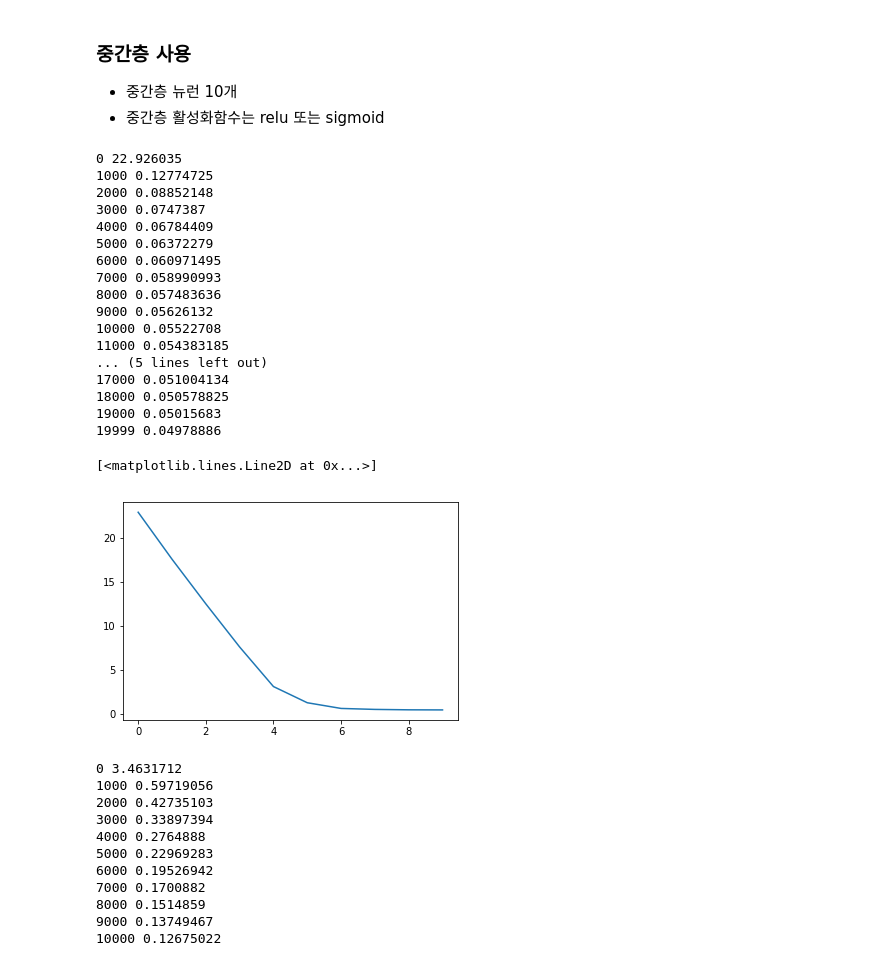
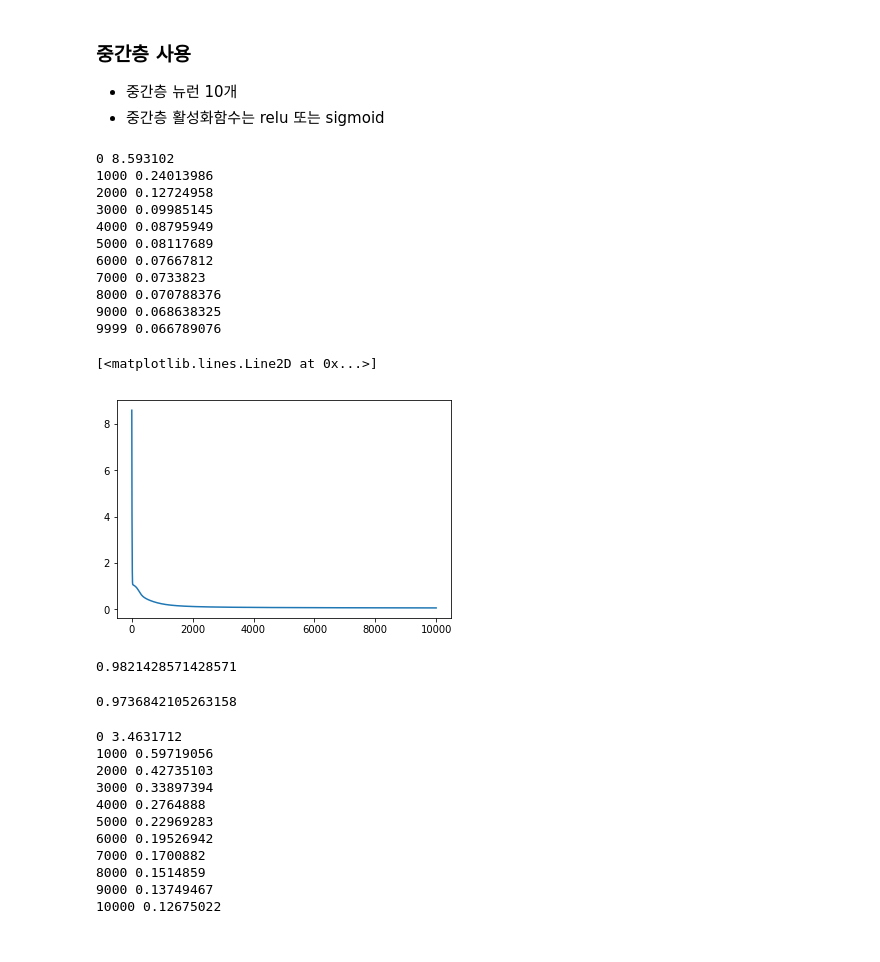
Before and after one commit to gubosd/lecture13, a Jupyter notebook: 신경망/08_텐서플로_분류.ipynb, the cells around one changed output. Cells and saved outputs as stored; diff of their text form; code cells hidden in the pictures.

```diff
--- a/신경망/08_텐서플로_분류.ipynb
+++ b/신경망/08_텐서플로_분류.ipynb
@@ -463,15 +463,16 @@ X_train, X_test, y_train, y_test = train_test_split(iris.data, iris.target)
 X = tf.placeholder(tf.float32, shape=[None,4])
 y = tf.placeholder(tf.float32, shape=[None,3])
 
-w1 = tf.Variable(tf.random.normal([4,10]))
-b1 = tf.Variable(tf.random.normal([10]))
+w1 = tf.Variable(tf.random.normal([4,5]))
+b1 = tf.Variable(tf.random.normal([5]))
 y1 = tf.nn.relu(X@w1 + b1)
 
-w2 = tf.Variable(tf.random.normal([10,3]))
+w2 = tf.Variable(tf.random.normal([5,3]))
 b2 = tf.Variable(tf.random.normal([3]))
 pred_y = y1@w2 + b2
 
-entropy = tf.reduce_mean(tf.nn.softmax_cross_entropy_with_logits_v2(labels = y, logits = pred_y))
+entropy = tf.reduce_mean(tf.nn.softmax_cross_entropy_with_logits_v2(labels = y,
+                               logits = pred_y))
 
 optimizer = tf.train.GradientDescentOptimizer(learning_rate=0.01)
 train_op = optimizer.minimize(entropy)
@@ -479,7 +480,7 @@ train_op = optimizer.minimize(entropy)
 costs = []
 tf.global_variables_initializer().run()
 
-for i in range(20000):
+for i in range(10000):
     entropy_val, _ = sess.run([entropy, train_op],
                               feed_dict={X: X_train, y: np.eye(3)[y_train]})
     costs.append(entropy_val)
@@ -487,28 +488,32 @@ for i in range(20000):
 
 print(i, entropy_val)
 # %% [output]
-0 22.926035
-1000 0.12774725
-2000 0.08852148
-3000 0.0747387
-4000 0.06784409
-5000 0.06372279
-6000 0.060971495
-7000 0.058990993
-8000 0.057483636
-9000 0.05626132
-10000 0.05522708
-11000 0.054383185
-... (5 lines left out)
-17000 0.051004134
-18000 0.050578825
-19000 0.05015683
-19999 0.04978886
+0 8.593102
+1000 0.24013986
+2000 0.12724958
+3000 0.09985145
+4000 0.08795949
+5000 0.08117689
+6000 0.07667812
+7000 0.0733823
+8000 0.070788376
+9000 0.068638325
+9999 0.066789076
 # %%
-plt.plot(costs[:10])
+plt.plot(costs)
 # %% [output]
 [<matplotlib.lines.Line2D at 0x...>]
-[figure, old version]
+[figure, new version]
+# %%
+pred_y_train = pred_y.eval(feed_dict={X: X_train, y: np.eye(3)[y_train]})
+(pred_y_train.argmax(axis=1) == y_train).mean()
+# %% [output]
+0.9821428571428571
+# %%
+pred_y_test  = pred_y.eval(feed_dict={X: X_test, y: np.eye(3)[y_test]})
+(pred_y_test.argmax(axis=1) == y_test).mean()
+# %% [output]
+0.9736842105263158
 # %%
 X = tf.placeholder(tf.float32, shape=[None,4])
 y = tf.placeholder(tf.float32, shape=[None,3])
```
Also changed, not shown: parts of 2 cells of this notebook, 1 other file.
